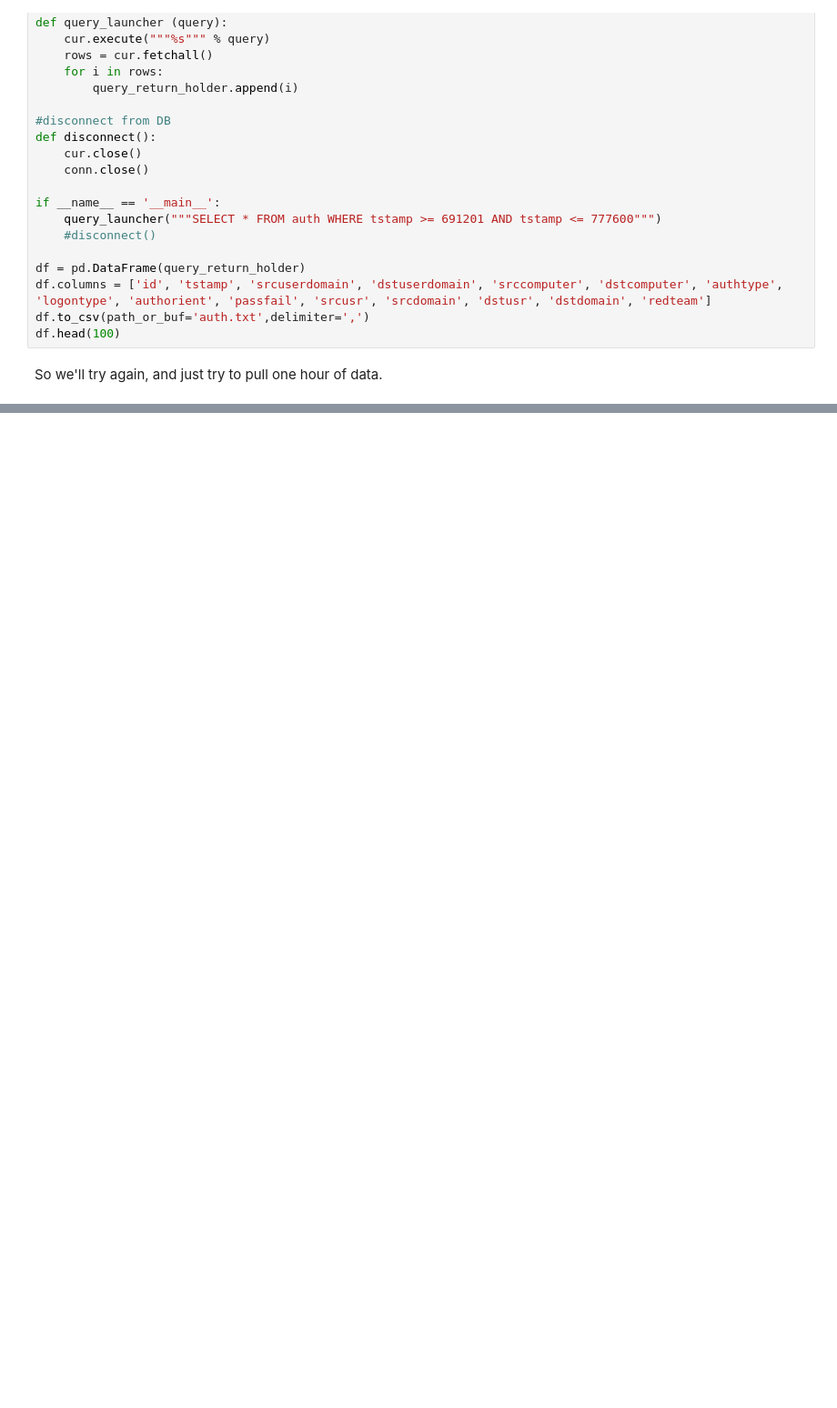
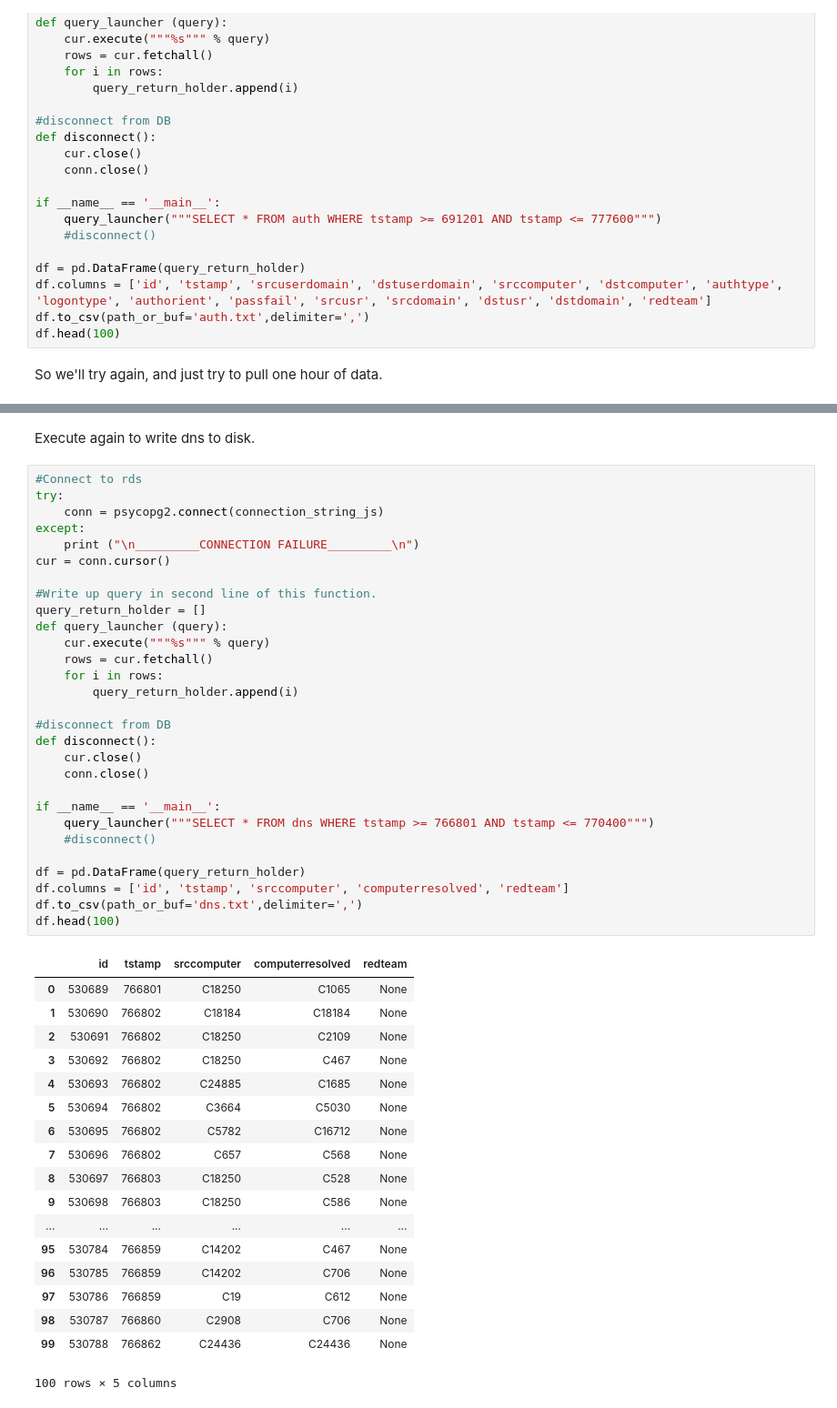
Before and after one commit to jstyczynski/DataScience-Capstone, a Jupyter notebook: Capstone Data Exploration.ipynb, the cells around one changed output, grey strips where cells are left out. Shown at 91% size. Drawn from its saved outputs; the diff is of its cells as text; blank space fills up the shorter version.

```diff
--- a/Capstone Data Exploration.ipynb
+++ b/Capstone Data Exploration.ipynb
@@ -389,0 +471,50 @@ df.head(100)
+# %% [markdown]
+Execute again to write dns to disk.
+# %%
+#Connect to rds
+try:
+    conn = psycopg2.connect(connection_string_js)
+except:
+    print ("\n_________CONNECTION FAILURE_________\n")
+cur = conn.cursor()
+
+#Write up query in second line of this function.
+query_return_holder = []
+def query_launcher (query):
+    cur.execute("""%s""" % query)
+    rows = cur.fetchall()
+    for i in rows:
+        query_return_holder.append(i)
+
+#disconnect from DB
+def disconnect():
+    cur.close()
+    conn.close()
+
+if __name__ == '__main__':
+    query_launcher("""SELECT * FROM dns WHERE tstamp >= 766801 AND tstamp <= 770400""")
+    #disconnect()
+
+df = pd.DataFrame(query_return_holder)
+df.columns = ['id', 'tstamp', 'srccomputer', 'computerresolved', 'redteam']
+df.to_csv(path_or_buf='dns.txt',delimiter=',')
+df.head(100)
+# %% [output]
+|  | id | tstamp | srccomputer | computerresolved | redteam |
+| 0 | 530689 | 766801 | C18250 | C1065 | None |
+| 1 | 530690 | 766802 | C18184 | C18184 | None |
+| 2 | 530691 | 766802 | C18250 | C2109 | None |
+| 3 | 530692 | 766802 | C18250 | C467 | None |
+| 4 | 530693 | 766802 | C24885 | C1685 | None |
+| 5 | 530694 | 766802 | C3664 | C5030 | None |
+| 6 | 530695 | 766802 | C5782 | C16712 | None |
+| 7 | 530696 | 766802 | C657 | C568 | None |
+| 8 | 530697 | 766803 | C18250 | C528 | None |
+| 9 | 530698 | 766803 | C18250 | C586 | None |
+| ... | ... | ... | ... | ... | ... |
+| 95 | 530784 | 766859 | C14202 | C467 | None |
+| 96 | 530785 | 766859 | C14202 | C706 | None |
+| 97 | 530786 | 766859 | C19 | C612 | None |
+| 98 | 530787 | 766860 | C2908 | C706 | None |
+| 99 | 530788 | 766862 | C24436 | C24436 | None |
+100 rows × 5 columns
```
Also changed, not shown: parts of 6 cells of this notebook, 4 other files.
